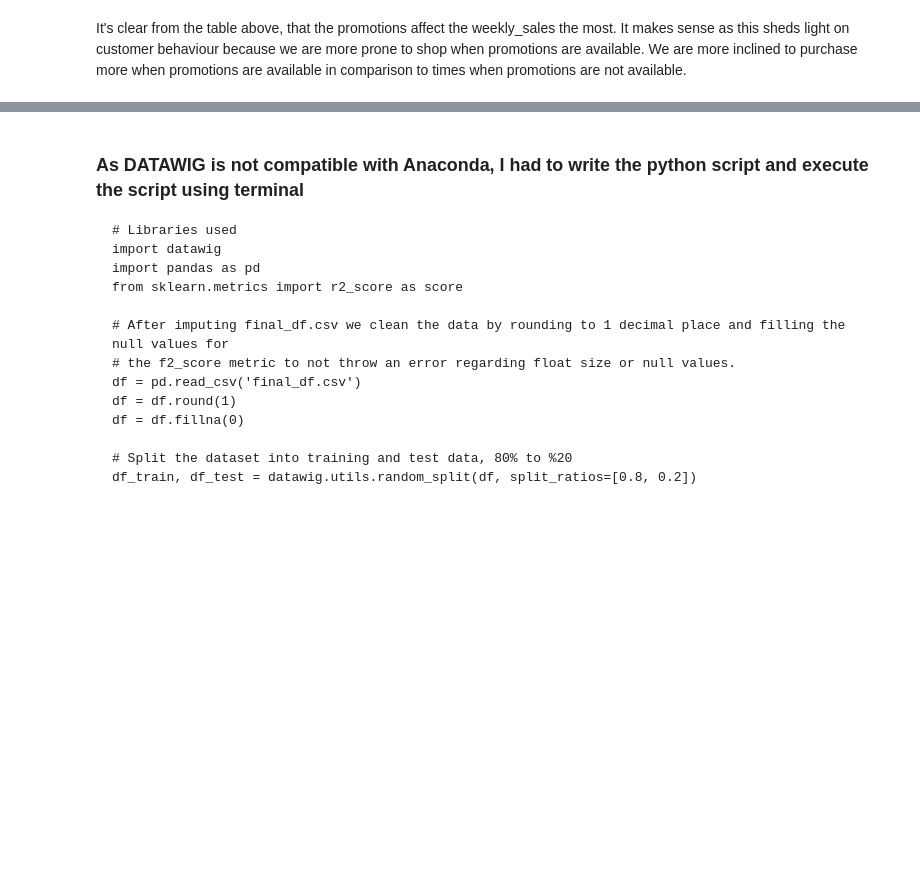
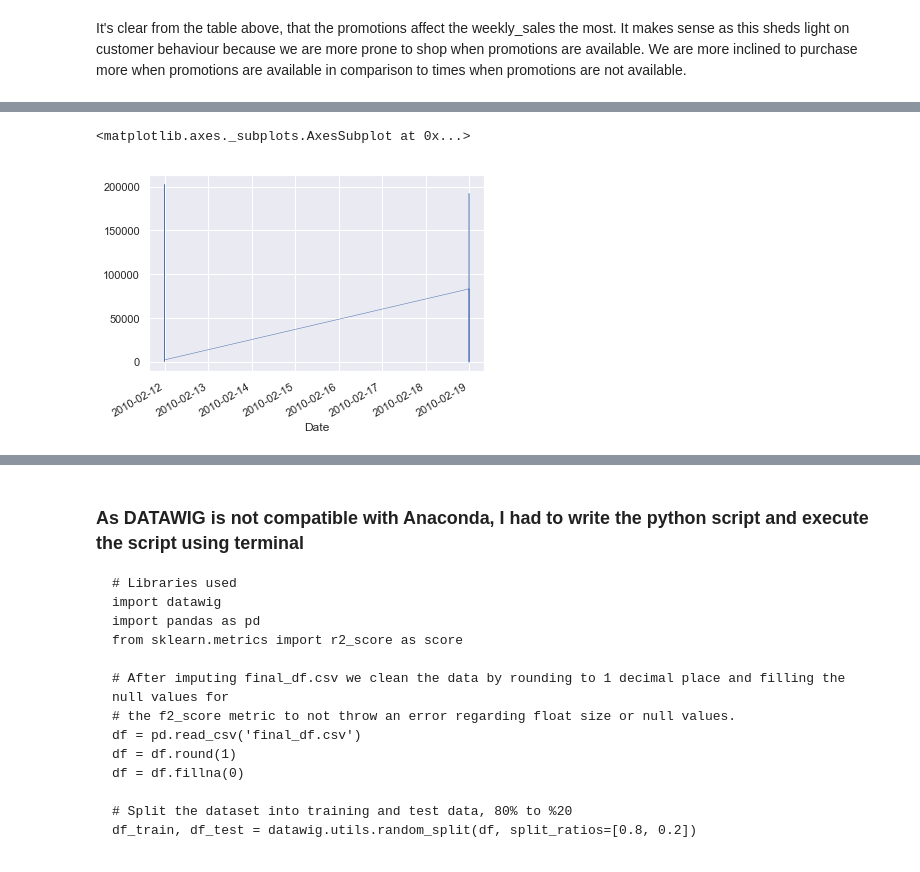
Before and after one commit to SedarOlmez94/sales-forecasting, a Jupyter notebook: Manchester_workbook.ipynb, the cells around one changed output, grey strips where cells are left out. Drawn from its saved outputs; the diff is of its cells as text; code cells hidden in the pictures; blank space fills up the shorter version.

Commit message:
Analysed the weekly sales and provided graphs to see how it is affected.

```diff
--- a/Manchester_workbook.ipynb
+++ b/Manchester_workbook.ipynb
@@ -482,0 +487,4 @@ plt.tight_layout()
+# %%
+mask = (final_df['Date'] >= '2010-02-12') & (final_df['Date'] <= '2010-02-19')
+# %%
+super_bowl_2010 = final_df.loc[mask]
@@ -482,0 +500,17 @@ plt.tight_layout()
+# %%
+columns = ['Date', 'Weekly_Sales']
+super_bowl_2010 = super_bowl_2010[columns]
+super_bowl_2011 = super_bowl_2011[columns]
+super_bowl_2012 = super_bowl_2012[columns]
+super_bowl_2013 = super_bowl_2013[columns]
+# %%
+super_bowl_2010 = super_bowl_2010.set_index('Date')
+super_bowl_2011 = super_bowl_2011.set_index('Date')
+super_bowl_2012 = super_bowl_2012.set_index('Date')
+super_bowl_2013 = super_bowl_2013.set_index('Date')
+# %%
+# We only have weekly sales data for superbowl year 2010. We  can now only focus on 2010 holidays.
+super_bowl_2010['Weekly_Sales'].plot(linewidth=0.5)
+# %% [output]
+<matplotlib.axes._subplots.AxesSubplot at 0x...>
+[figure, added]
```
Also changed, not shown: parts of 29 cells of this notebook.
